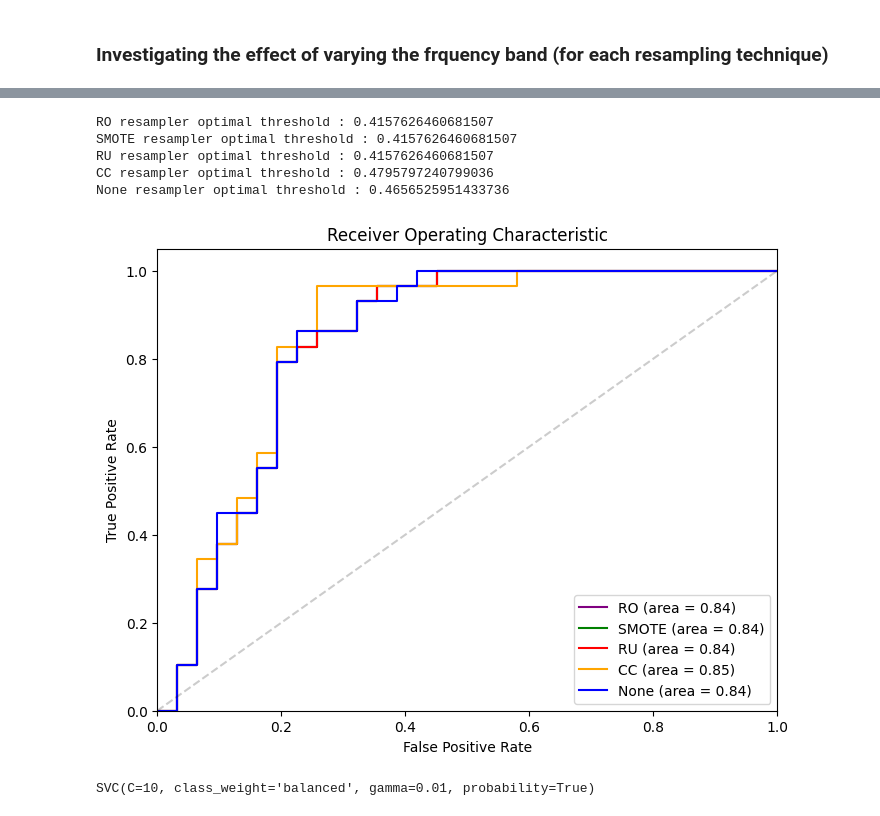
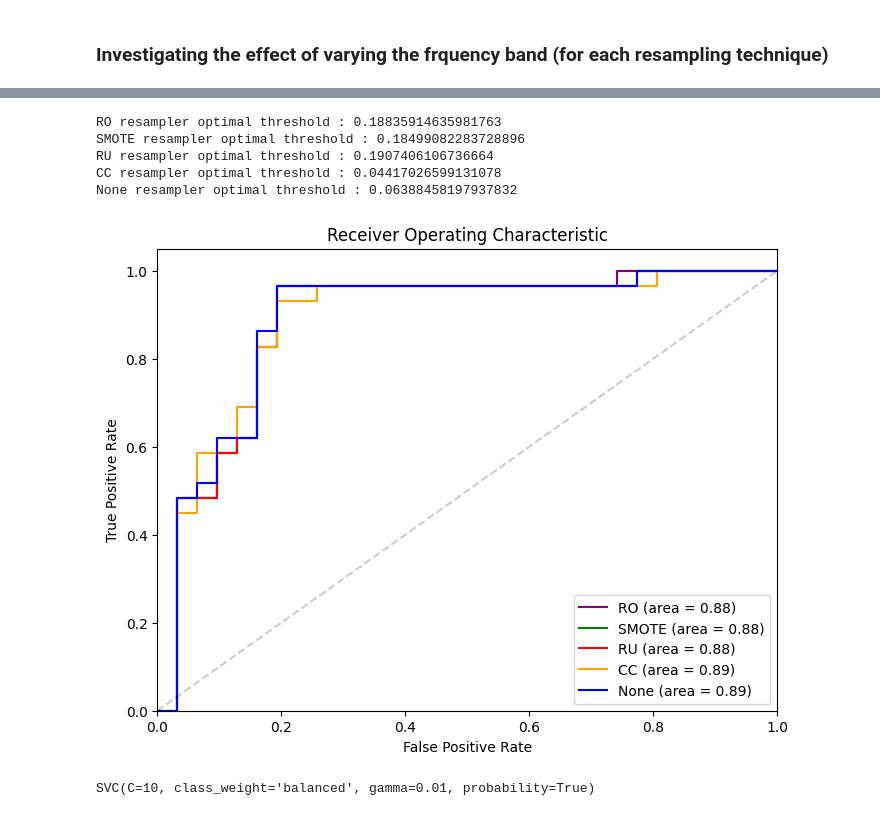
Before and after one commit to alfredsadjei/BCI_COMP_IV, a Jupyter notebook: BCI_COMP_IV_subjectF.ipynb, the cells around one changed output, grey strips where cells are left out. Drawn from its saved outputs; the diff is of its cells as text; code cells hidden in the pictures.

```diff
--- a/BCI_COMP_IV_subjectF.ipynb
+++ b/BCI_COMP_IV_subjectF.ipynb
@@ -147,8 +169,8 @@ VotingClassifier(estimators=[('LinearDiscriminantAnalysis',
 # %%
 
 ldaModel = LDA()
-SVMmodel = SVC(probability=True)
-logRegModel = LogisticRegression()
+SVMmodel = SVC(probability=True,class_weight="balanced")
+logRegModel = LogisticRegression(class_weight="balanced")
 ensembleClassifier = VotingClassifier(estimators=[('LinearDiscriminantAnalysis', LDA()),
                                                           ('SVC', SVC(probability=True)),
                                                           ('LogisticRegression',LogisticRegression())],
@@ -293,40 +332,40 @@ All Metrics: defaultdict(<class 'dict'>, {'accuracy': {'SVC': (SVC(C=100, gamma=
 # %%
 plt.figure(figsize=(8, 6))
 colour_idx = 0
 colours = ['purple', 'green', 'red','orange','blue']
 
 for name, (best_band,estimator, filter_b_a, best_W, _) in freqBandEstimators.items():
-    probs = cross_val_predict(estimator, testData_motionIntent.iloc[:,:nCols-1], testData_motionIntent.iloc[:,nCols-1], cv=5, method="predict_proba")
+    probs = estimator.predict_proba(testData_motionIntent.iloc[:,:nCols-1])
     probs = probs[:, 1]  # use the probability of the positive class
     true_labels = testData_motionIntent.iloc[:,nCols-1]
 
     # Calculate ROC curve and AUC score
     fpr, tpr, thresholds = roc_curve(true_labels, probs)
     auc_score = auc(fpr, tpr)
 
     # Plot ROC curve for current model
     plt.plot(fpr, tpr, color=colours[colour_idx], label= name + ' (area = %0.2f)' % auc_score)
     colour_idx += 1
 
     optimal_idx = np.argmax(tpr - fpr)
     optimal_threshold = thresholds[optimal_idx]
     print(f"{name} resampler optimal threshold : {optimal_threshold}")
 
 plt.plot([0, 1], [0, 1], 'k--',alpha=0.2)
 plt.xlim([0.0, 1.0])
 plt.ylim([0.0, 1.05])
 plt.xlabel('False Positive Rate')
 plt.ylabel('True Positive Rate')
 plt.title('Receiver Operating Characteristic')
 plt.legend(loc="lower right")
 plt.show()
 # %% [output]
-RO resampler optimal threshold : 0.4157626460681507
-SMOTE resampler optimal threshold : 0.4157626460681507
-RU resampler optimal threshold : 0.4157626460681507
-CC resampler optimal threshold : 0.4795797240799036
-None resampler optimal threshold : 0.4656525951433736
+RO resampler optimal threshold : 0.18835914635981763
+SMOTE resampler optimal threshold : 0.18499082283728896
+RU resampler optimal threshold : 0.1907406106736664
+CC resampler optimal threshold : 0.04417026599131078
+None resampler optimal threshold : 0.06388458197937832
-[figure, old version]
+[figure, new version]
 # %%
 _, bestEstimator_freq_band, (best_b,best_a), W_freq_band, allBandPerformanceMetrics = freqBandEstimators["CC"]
 # %%
```
Also changed, not shown: parts of 14 cells of this notebook, 6 other files.
